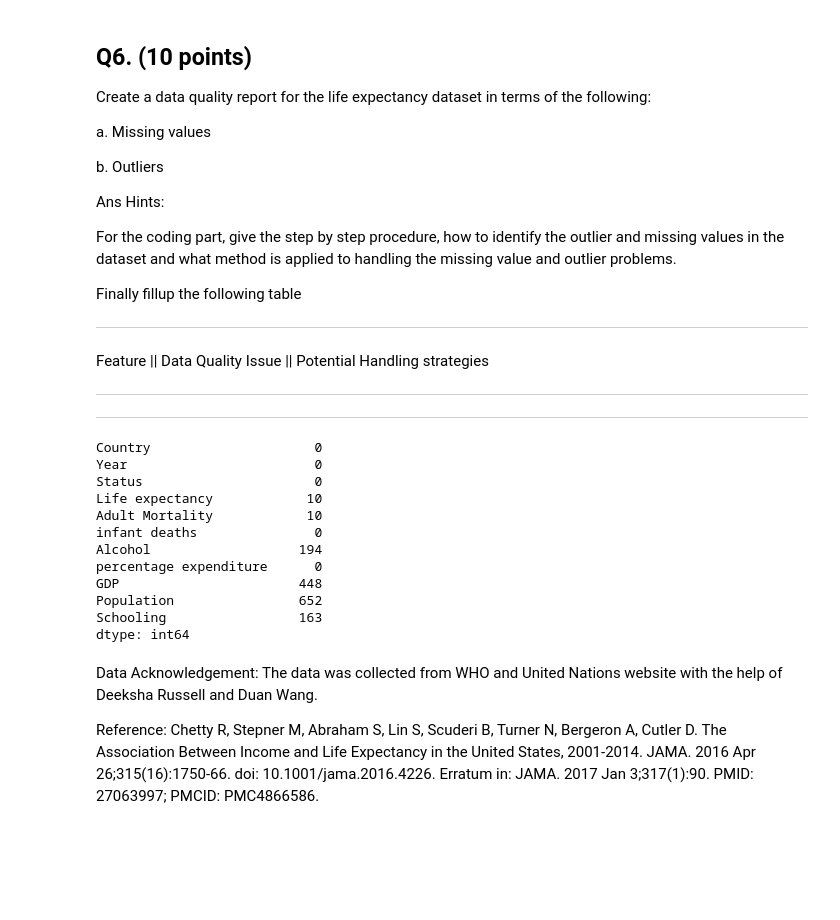
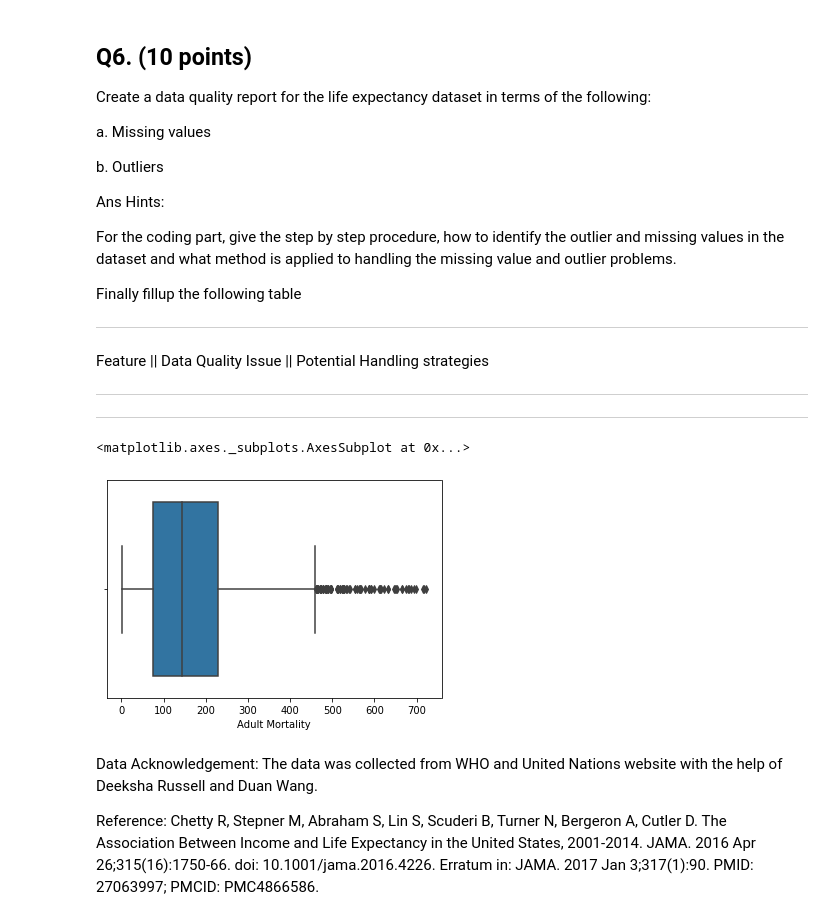
Before and after one commit to Yirgaalem/CP322-Machine-Learning, a Jupyter notebook: Assignment1.ipynb, the cells around one changed output. Drawn from its saved outputs; the diff is of its cells as text; code cells hidden in the pictures; blank space fills up the shorter version.

```diff
--- a/Assignment1.ipynb
+++ b/Assignment1.ipynb
@@ -237,19 +237,10 @@ Feature            ||        Data Quality Issue   ||  Potential Handling strateg
 # %%
 # Write your Q6 Answer here #
 data.isna().sum()
+sns.boxplot(data['Adult Mortality'])
 # %% [output]
-Country                     0
-Year                        0
-Status                      0
-Life expectancy            10
-Adult Mortality            10
-infant deaths               0
-Alcohol                   194
-percentage expenditure      0
-GDP                       448
-Population                652
-Schooling                 163
-dtype: int64
+<matplotlib.axes._subplots.AxesSubplot at 0x...>
+[figure, added]
 # %% [markdown]
 Data Acknowledgement: The data was collected from WHO and United Nations website with the help of Deeksha Russell and Duan Wang.
 
```
